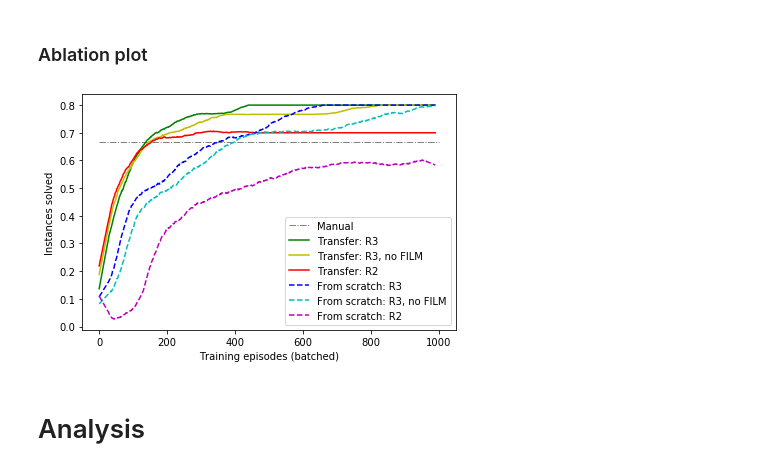
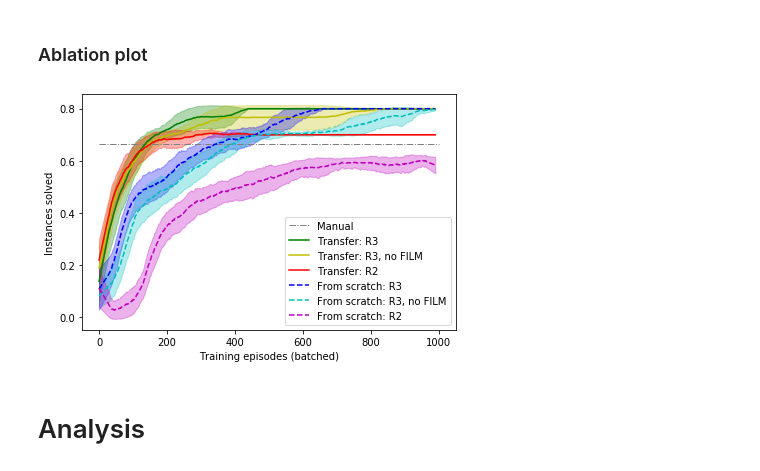
Before and after one commit to BeloborodovDS/SIMCIM-RL, a Jupyter notebook: plot.ipynb, the cells around one changed output. Saved outputs shown, nothing was run; the diff lists cells and outputs as text; code cells hidden in the pictures.

```diff
--- a/plot.ipynb
+++ b/plot.ipynb
@@ -67,16 +77,25 @@ batch_size = 256
 
 comp_data = []
 
+topmax = []
+
 for g in range(1,11):
-    for seed in range(30):
+    print(g)
+    for seed in range(3):
         set_seed(seed)
-        gr = read_gset('../data/G{}.txt'.format(g), negate=True)
+        gr = read_gset('./data/G{}.txt'.format(g), negate=True)
         sim = SIMCIM(gr, device='cuda', batch_size=batch_size, **config)
         sim.runpump()
         mx = np.max(sim.lastcuts) / gbench[g]
         md = np.median(sim.lastcuts) / gbench[g]
         solved = float(mx >= 1)
         d1 = np.array([[mx,md,solved]]).T
+
+        mx = []
+        for i in range(500):
+            sim.runpump()
+            mx.append(np.max(sim.lastcuts) / gbench[g])
+        topmax.append(mx)
 
         sim = SIMCIM(gr, device='cuda', batch_size=batch_size, **config_tanh)
         sim.lr = 0.3
@@ -88,7 +107,18 @@ for g in range(1,11):
         solved = float(mx >= 1)
         d2 = np.array([[mx,md,solved]]).T
 
+        mx = []
+        for i in range(500):
+            sim.runpump(pumpfunc=tpump)
+            mx.append(np.max(sim.lastcuts) / gbench[g])
+        topmax.append(mx)
+
         d = np.hstack([d1,d2])
         comp_data.append(d)
 
-comp_data = np.mean(comp_data, axis=0)
+# 30 !!!!!!!!
+comp_data = np.array(comp_data).reshape(10,3,3,2) # graphs, seeds, statistics, checkpoints
+comp_data = comp_data.mean(axis=0) # avg over graphs
+comp_std = comp_data.std(axis=0) # std over seeds
+comp_std[comp_std<1e-12] = 0 # remove numerical error
+comp_data = comp_data.mean(axis=0) # avg over seeds
@@ -105,7 +139,7 @@ from scipy.optimize import minimize
 import cma
 
 def make_sim_cost(g, config, batch_size, minb, maxb):
-    gr = read_gset('../data/G{}.txt'.format(g), negate=True)
+    gr = read_gset('./data/G{}.txt'.format(g), negate=True)
     sim = SIMCIM(gr, device='cuda', batch_size=batch_size, **config)
     J = torch.max(torch.sum(torch.abs(torch.tensor(gr)), 1)).item()
 
@@ -282,25 +318,27 @@ for g in range(1,11):
             #d.append(mx)
         data.append(np.hstack(d))
 
+data = np.array(data).reshape(10,3,-1,6)
+data = np.mean(data, axis=0)
 mean = np.mean(data, axis=0)
 std =  np.std(data, axis=0)
 # %%
 plt.plot([0,1000], [0.666, 0.666], 'gray', label='Manual', ls='-.', lw=1)
 for m,s,l,c in zip(mean.T, std.T, names, colors):
     m = savgol_filter(m, 51, 1)
     s = savgol_filter(s, 51, 1)
     plt.plot(m, c, label=': '.join(l))
-    #plt.fill_between(np.arange(m.size), m - s/10, m + s/10, color=c, alpha=0.2)
+    plt.fill_between(np.arange(m.size), m - s, m + s, color=c.strip('-'), alpha=0.3)
 plt.legend()
 #plt.ylim(0.999)
 #plt.title('Ablation study: fraction of solved instances')
 plt.ylabel('Instances solved')
 plt.xlabel('Training episodes (batched)')
 plt.tight_layout()
-plt.savefig('plots_paper/ablation.pdf')
+#plt.savefig('plots_paper/ablation_std.pdf')
 plt.show()
 # %% [output]
-[figure, old version]
+[figure, new version]
 # %% [markdown]
 # Analysis
 # %% [markdown]
```
Also changed, not shown: parts of 20 cells of this notebook.
